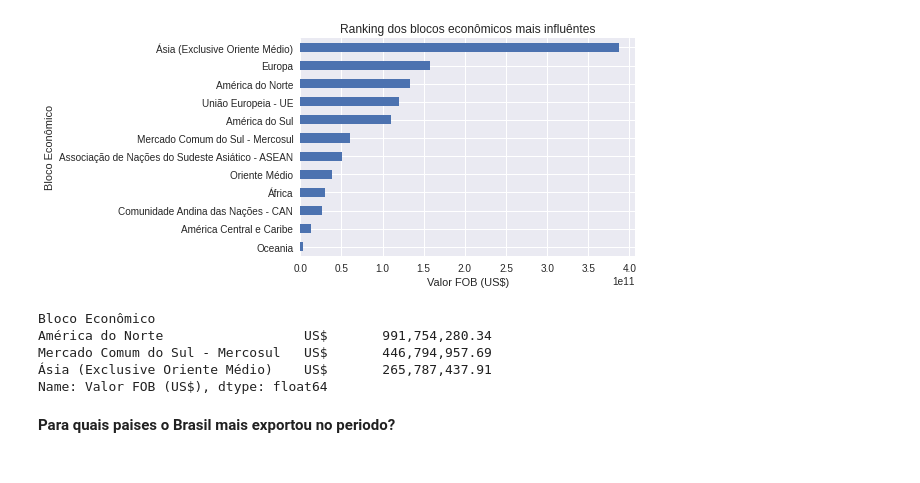
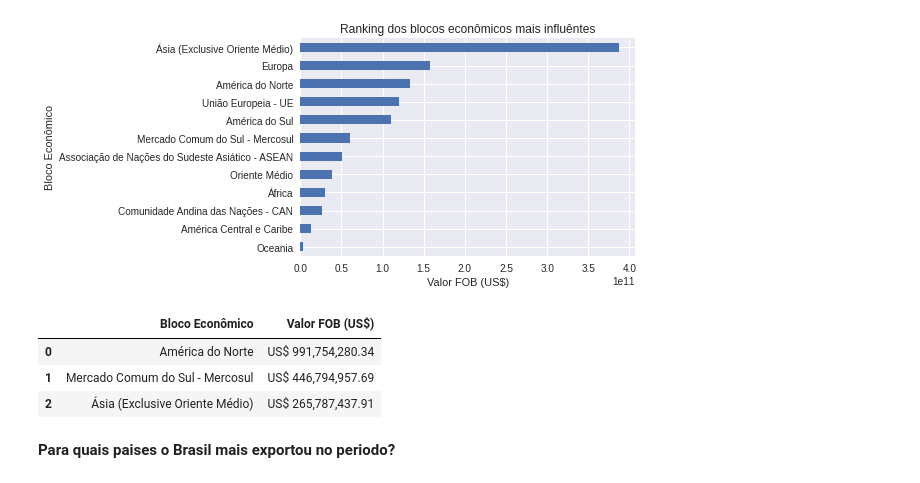
Before and after one commit to Willrodagu/Proj_analise_de-exporta-es_de_2018_a_2020, a Jupyter notebook: Analise_de_dados_de_exportações.ipynb, the cells around one changed output. Drawn from its saved outputs; the diff is of its cells as text; code cells hidden in the pictures.

```diff
--- a/Analise_de_dados_de_exportações.ipynb
+++ b/Analise_de_dados_de_exportações.ipynb
@@ -79,13 +79,14 @@ Text(0, 0.5, 'Bloco Econômico')
 # %%
 #Qual é a média das exportações por Bloco Econômico?
 mebe = df.groupby("Bloco Econômico")["Valor FOB (US$)"].mean().sort_values(ascending=False)
-mebe.head(3)
+#Resetando o index
+mebe_graf = mebe.reset_index()
+mebe_graf.head(3)
 # %% [output]
-Bloco Econômico
-América do Norte                  US$       991,754,280.34
-Mercado Comum do Sul - Mercosul   US$       446,794,957.69
-Ásia (Exclusive Oriente Médio)    US$       265,787,437.91
-Name: Valor FOB (US$), dtype: float64
+|  | Bloco Econômico | Valor FOB (US$) |
+| 0 | América do Norte | US$ 991,754,280.34 |
+| 1 | Mercado Comum do Sul - Mercosul | US$ 446,794,957.69 |
+| 2 | Ásia (Exclusive Oriente Médio) | US$ 265,787,437.91 |
 # %%
 pd.options.display.float_format = 'US$ {:20,.2f}'.format
 # %% [markdown]
```
Also changed, not shown: parts of 2 cells of this notebook.
